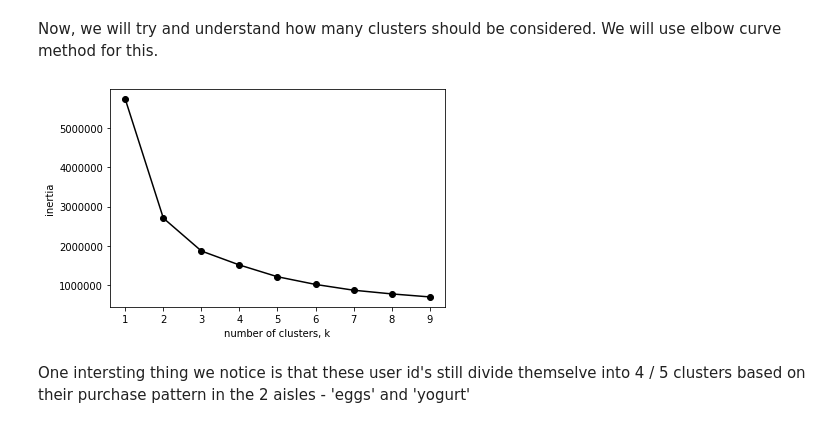
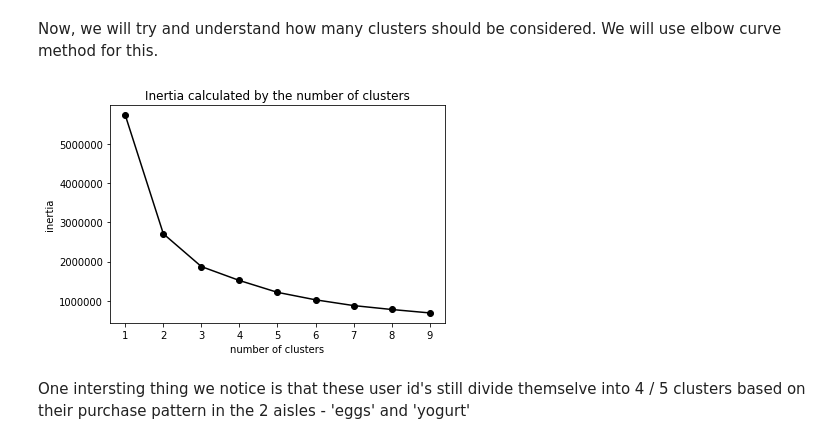
Before and after one commit to yashwanthky/Instacart_Market_Basket_Analysis, a Jupyter notebook: Data_Loading_Exploration.ipynb, the cells around one changed output. Saved outputs shown, nothing was run; the diff lists cells and outputs as text; code cells hidden in the pictures.

```diff
--- a/Data_Loading_Exploration.ipynb
+++ b/Data_Loading_Exploration.ipynb
@@ -1152,18 +1175,19 @@ Now, we will try and understand how many clusters should be considered. We will
 # %%
 array_cust_aisle_test = cust_aisle_test.values
 clust = range(1,10) # Let us vary the number of clusters from 1 to 9
 inertias = []
 for k in clust:
     model_clust = KMeans(n_clusters=k)    # Create a KMeans instance with k clusters: model
     model_clust.fit(array_cust_aisle_test)                    # Fit the k-means model
     inertias.append(model_clust.inertia_) # Append the inertia to the list of inertias
 
 plt.plot(clust, inertias, '-o', color='black') # Plotting the elbow curve'.
 plt.xlabel('number of clusters')
+plt.title('Inertia calculated by the number of clusters');
 plt.ylabel('inertia')
-plt.xticks(ks)
+plt.xticks(clust)
 plt.show()
 # %% [output]
-[figure, old version]
+[figure, new version]
 # %% [markdown]
 One intersting thing we notice is that these user id's still divide themselve into 4 / 5 clusters based on their purchase pattern in the 2 aisles - 'eggs' and 'yogurt'
```
Also changed, not shown: parts of 67 cells of this notebook, 2 other files.
